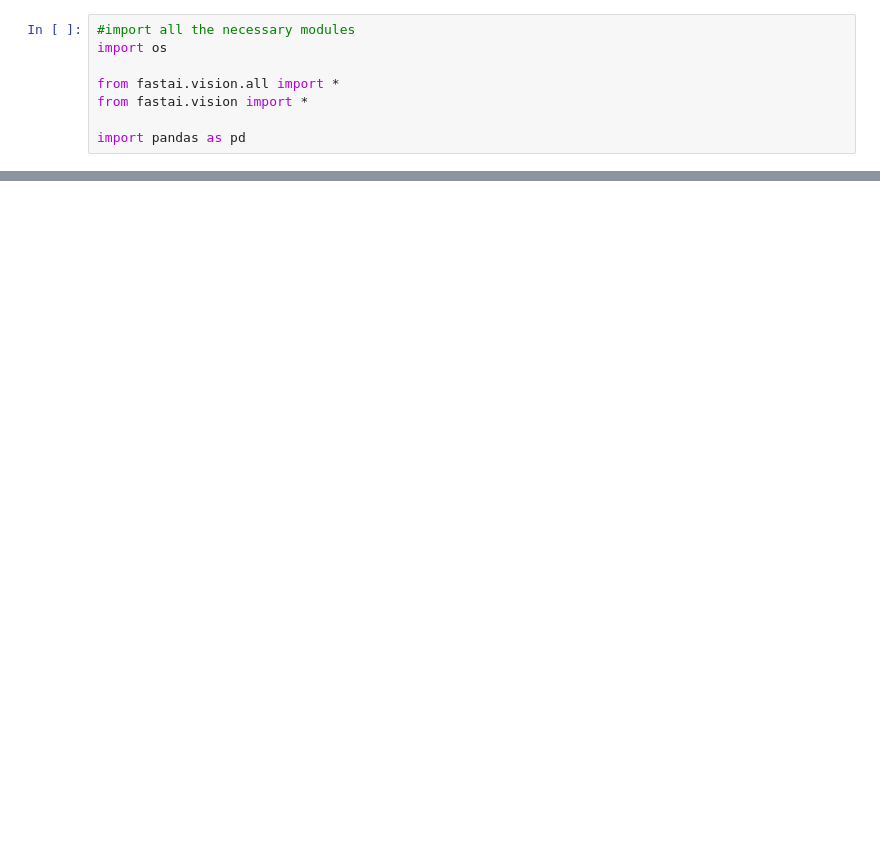
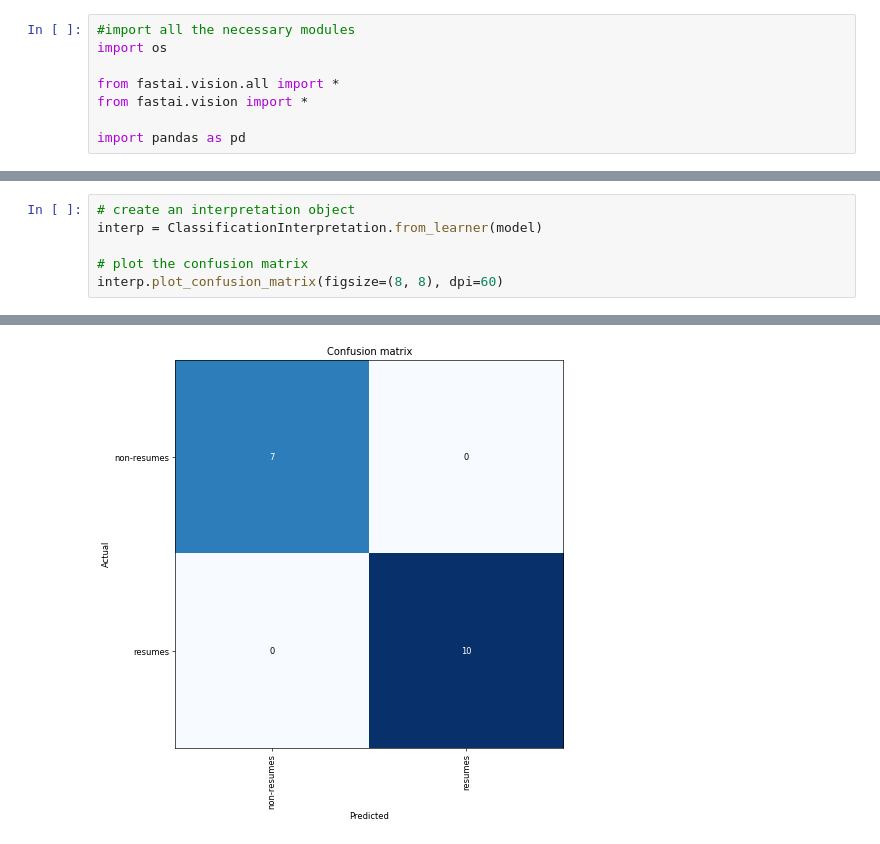
Before and after one commit to Chaitalivnaik/chaitali_naik-bureau-assignment, a Jupyter notebook: fast.ipynb, the cells around one changed output, grey strips where cells are left out. Saved outputs shown, nothing was run; the diff lists cells and outputs as text; blank space fills up the shorter version.

```diff
--- a/fast.ipynb
+++ b/fast.ipynb
@@ -141,0 +142,7 @@ new_model.predict(
+# %%
+# create an interpretation object
+interp = ClassificationInterpretation.from_learner(model)
+
+# plot the confusion matrix
+interp.plot_confusion_matrix(figsize=(8, 8), dpi=60)
+# %% [output]
@@ -141,0 +151 @@ new_model.predict(
+[figure, added]
```
Also changed, not shown: parts of 15 cells of this notebook.
